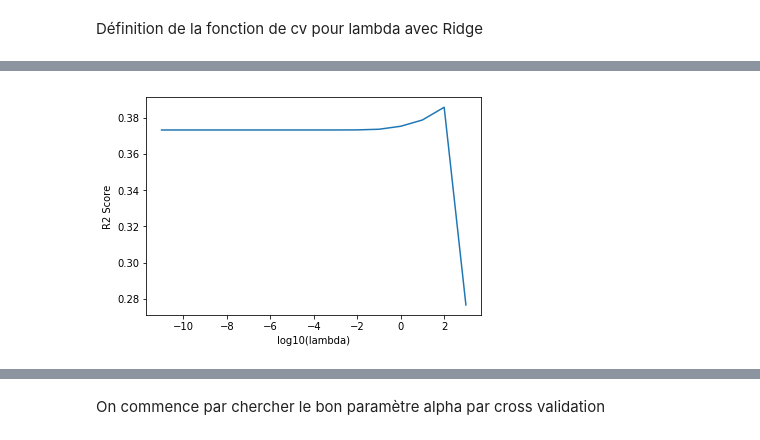
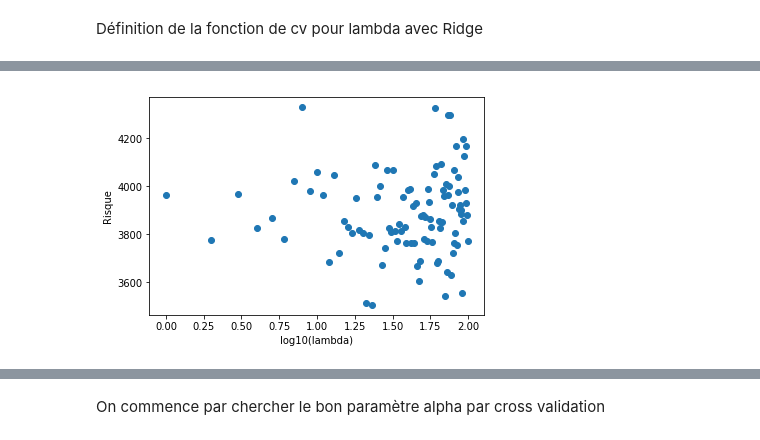
Before and after one commit to MSBigData2019/Guillaume_QUISPE, a Jupyter notebook: MDI720/tp3.ipynb, the cells around one changed output, grey strips where cells are left out. Drawn from its saved outputs; the diff is of its cells as text; code cells hidden in the pictures.

```diff
--- a/MDI720/tp3.ipynb
+++ b/MDI720/tp3.ipynb
@@ -557,20 +615,22 @@ Définition de la fonction de cv pour lambda avec Ridge
 
 
 def kFoldRidge(X, Y, lambdas):
-    kf = KFold(n_splits=4, shuffle=True, random_state=2)
-    r = dict()
+    #kf = KFold(n_splits=4, shuffle=True, random_state=2)
+    r2 = []
+    mse_kfold_ridge=[]
     dfX= pd.DataFrame(X)
     dfY=pd.DataFrame(Y)
-    for alpha in lambdas:
-        ridgeReg =  Ridge(alpha=alpha)
+    for lmbd in lambdas:
+        ridgeReg =  Ridge(alpha=lmbd)
         scores = []
+        mses=[]
         for train_index, test_index in kf.split(X):
-        #     print("TRAIN:", train_index, "TEST:", test_index)
             X_traink, X_testk = dfX.take(train_index), dfX.take(test_index)
             Y_traink, Y_testk = dfY.take(train_index), dfY.take(test_index)
             ridgeReg.fit(X_traink, Y_traink)
             scores.append(ridgeReg.score(X_testk, Y_testk))
-        r[alpha]= np.array(scores).mean()
-        #print('alpha :'+ str(alpha) + "----> score mean :" + str(r[alpha]))
-    return r
+            mses.append(mean_squared_error(ridgeReg.predict(X_testk),Y_testk))
+        r2.append(np.array(scores).mean())
+        mse_kfold_ridge.append(np.array(mses).mean())
+    return r2,mse_kfold_ridge
 # %%
@@ -591,0 +648,6 @@ print(bestAlpha)
+# %%
+lambdas2=range(100)
+r2_ridges2, mse_ridges2=kFoldRidge(X_train,y_train,lambdas2)
+idx_best_lmbd2=mse_ridges2.index(np.array(mse_ridges2).min())
+bestLmbd2= lambdas2[idx_best_lmbd2]
+print(bestLmbd2)
@@ -592,7 +664,7 @@ print(bestAlpha)
 # %%
-plt.plot(np.log10(list(alphas.keys())),alphas.values())
+plt.scatter(np.log10(lambdas2),mse_ridges2 )
 plt.xlabel("log10(lambda)")
-plt.ylabel("R2 Score")
+plt.ylabel("Risque")
 plt.show()
 # %% [output]
-[figure, old version]
+[figure, new version]
```
Also changed, not shown: parts of 112 cells of this notebook.
